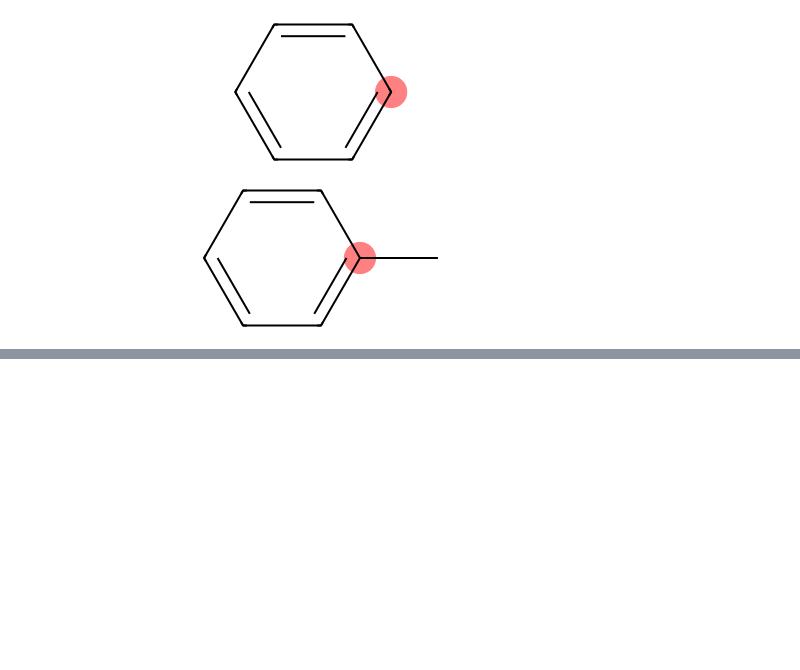
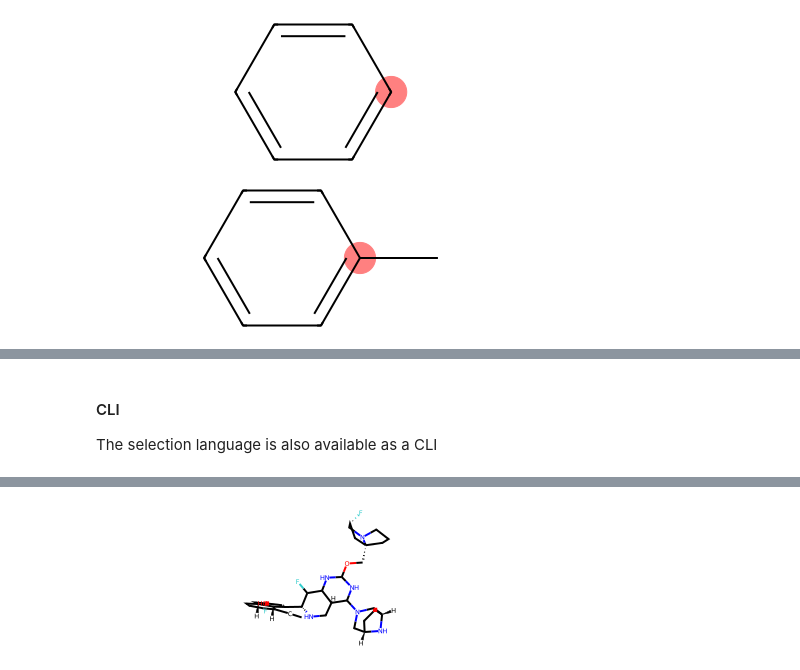
Before and after one commit to finlayiainmaclean/rdsl, a Jupyter notebook: examples.ipynb, the cells around one changed output, grey strips where cells are left out. Drawn from its saved outputs; the diff is of its cells as text; code cells hidden in the pictures; blank space fills up the shorter version.

```diff
--- a/examples.ipynb
+++ b/examples.ipynb
@@ -534,0 +548,8 @@ highlight_atoms(toluene, atom_ids=[1])
+# %% [markdown]
+#### CLI
+The selection language is also available as a CLI
+# %%
+!wget https://files.rcsb.org/download/7RPZ.pdb -O /tmp/7RPZ.pdb > /dev/null 2>&1
+!rdsl /tmp/7RPZ.pdb /tmp/7RPZ.selected.sdf "resn 6IC"
+Chem.MolFromMolFile("/tmp/7RPZ.selected.sdf")
+# %% [output]
@@ -534,0 +560 @@ highlight_atoms(toluene, atom_ids=[1])
+[figure, added]
```
Also changed, not shown: parts of 14 cells of this notebook, 4 other files.
